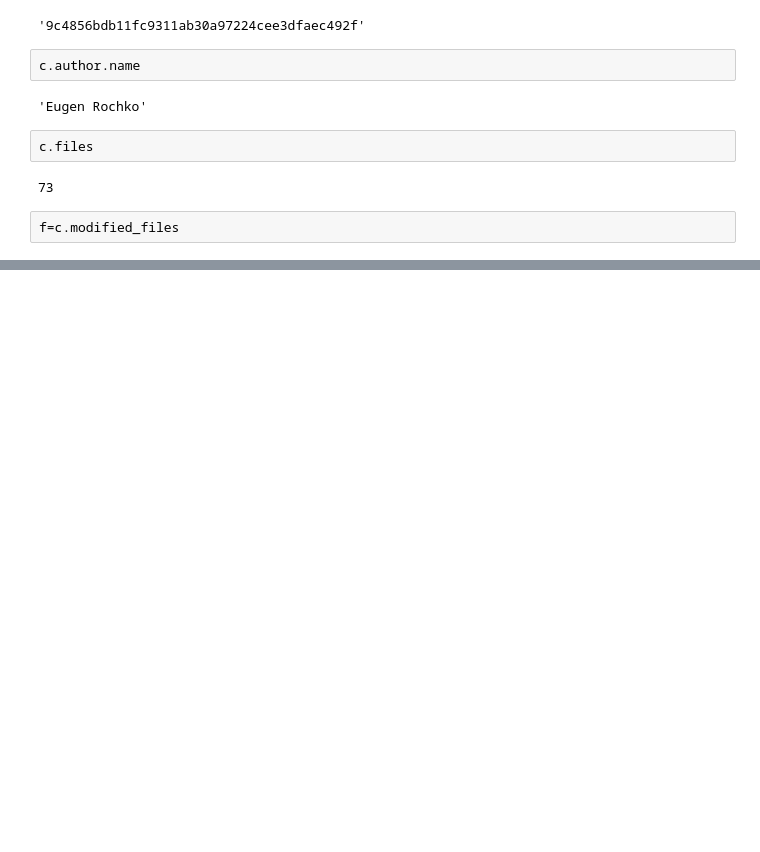
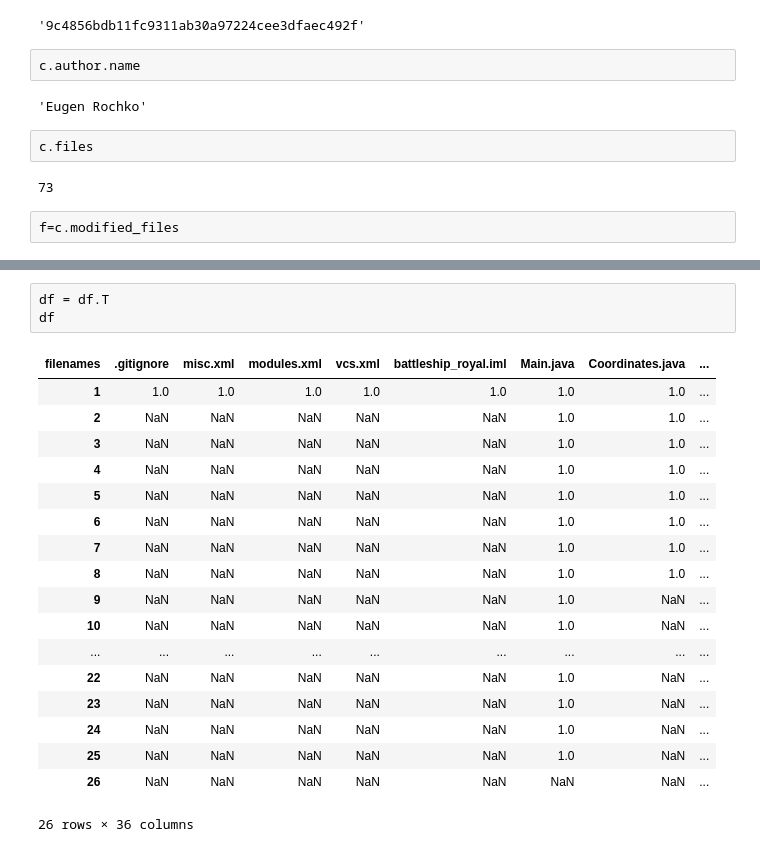
Before and after one commit to fabibert/SoftwareEvolution_P1, a Jupyter notebook: analysisMastodon.ipynb, the cells around one changed output, grey strips where cells are left out. Saved outputs shown, nothing was run; the diff lists cells and outputs as text; blank space fills up the shorter version.

```diff
--- a/analysisMastodon.ipynb
+++ b/analysisMastodon.ipynb
@@ -47,0 +101,22 @@ b089
+# %%
+df = df.T
+df
+# %% [output]
+| filenames | .gitignore | misc.xml | modules.xml | vcs.xml | battleship_royal.iml | Main.java | Coordinates.java | ... |
+| 1 | 1.0 | 1.0 | 1.0 | 1.0 | 1.0 | 1.0 | 1.0 | ... |
+| 2 | NaN | NaN | NaN | NaN | NaN | 1.0 | 1.0 | ... |
+| 3 | NaN | NaN | NaN | NaN | NaN | 1.0 | 1.0 | ... |
+| 4 | NaN | NaN | NaN | NaN | NaN | 1.0 | 1.0 | ... |
+| 5 | NaN | NaN | NaN | NaN | NaN | 1.0 | 1.0 | ... |
+| 6 | NaN | NaN | NaN | NaN | NaN | 1.0 | 1.0 | ... |
+| 7 | NaN | NaN | NaN | NaN | NaN | 1.0 | 1.0 | ... |
+| 8 | NaN | NaN | NaN | NaN | NaN | 1.0 | 1.0 | ... |
+| 9 | NaN | NaN | NaN | NaN | NaN | 1.0 | NaN | ... |
+| 10 | NaN | NaN | NaN | NaN | NaN | 1.0 | NaN | ... |
+| ... | ... | ... | ... | ... | ... | ... | ... | ... |
+| 22 | NaN | NaN | NaN | NaN | NaN | 1.0 | NaN | ... |
+| 23 | NaN | NaN | NaN | NaN | NaN | 1.0 | NaN | ... |
+| 24 | NaN | NaN | NaN | NaN | NaN | 1.0 | NaN | ... |
+| 25 | NaN | NaN | NaN | NaN | NaN | 1.0 | NaN | ... |
+| 26 | NaN | NaN | NaN | NaN | NaN | NaN | NaN | ... |
+26 rows × 36 columns
```
Also changed, not shown: parts of 16 cells of this notebook, 2 other files.
